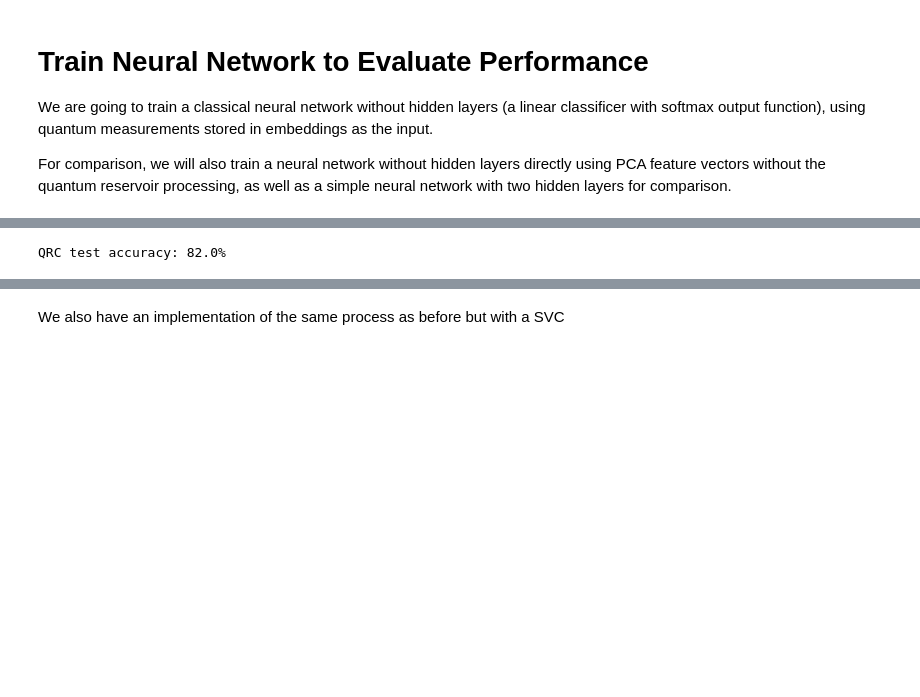
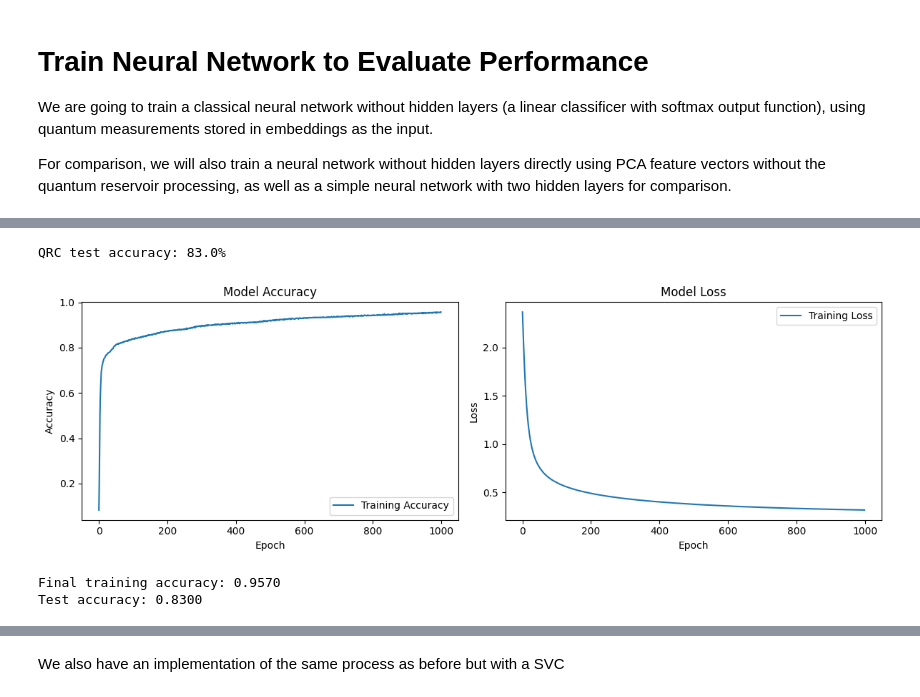
Before and after one commit to NunoMBatista/Neutral-Atom-QGARS, a Jupyter notebook: qrc_mnist_python/QRC_MNIST_python.ipynb, the cells around one changed output, grey strips where cells are left out. Drawn from its saved outputs; the diff is of its cells as text; code cells hidden in the pictures; blank space fills up the shorter version.

Commit message:
added 4-layer QRC embeddings + visualization

```diff
--- a/qrc_mnist_python/QRC_MNIST_python.ipynb
+++ b/qrc_mnist_python/QRC_MNIST_python.ipynb
@@ -197,16 +217,18 @@ For each image, the readouts from the quantum dynamics will be a 288-dimensional
 
 The results are stored in a 1000x288 matrix called train_embeddings
 # %%
-train_embeddings = get_embeddings_emulation(
+train_embeddings = get_embeddings_with_checkpoint(
     xs=xs_train,
     num_examples=num_train_examples,
-    n_shots=1000
+    n_shots=1000,
+    checkpoint_file='quantum_embeddings_train.joblib'
 )
 
-test_embeddings = get_embeddings_emulation(
+test_embeddings = get_embeddings_with_checkpoint(
     xs=xs_test,
     num_examples=num_test_examples,
-    n_shots=1000
+    n_shots=1000,
+    checkpoint_file='quantum_embeddings_test.joblib'
 )
 
 print(train_embeddings.shape)
@@ -337,7 +354,7 @@ print(f"4-Layer NN test accuracy: {100*round(test_acc, 2)}%")
 # 3) Linear classifier on quantum embeddings from the QRC
 # We include regularization and tune epsilon parameter to better control training from QRC embeddings generated on finite number of samples
 
-model = tf.keras.Sequential(
+model_linear = tf.keras.Sequential(
     [
         tf.keras.layers.Dense(
             10,
@@ -346,21 +363,21 @@ model = tf.keras.Sequential(
     ]
 )
 
-model.compile(
+model_linear.compile(
     optimizer=tf.keras.optimizers.Adam(epsilon=0.0002), # Epsilon parameter to better control training
     loss=tf.keras.losses.SparseCategoricalCrossentropy(from_logits=True),
     metrics=['accuracy']
 )
 
-model.fit(
+history_linear = model_linear.fit(
     x=train_embeddings,
     y=train_y[:num_train_examples],
-    epochs=2000,
+    epochs=1000,
     batch_size=100,
     verbose=0
 )
 
-test_loss, test_acc = model.evaluate(
+test_loss, test_acc = model_linear.evaluate(
     x=test_embeddings,
     y=test_y[:num_test_examples],
     verbose=0
@@ -368,4 +385,31 @@ test_loss, test_acc = model.evaluate(
 
 print(f"QRC test accuracy: {100*round(test_acc, 2)}%")
 # %% [output]
-QRC test accuracy: 82.0%
+QRC test accuracy: 83.0%
+# %%
+# Plot training accuracy only
+plt.figure(figsize=(12, 4))
+plt.subplot(1, 2, 1)
+plt.plot(history_linear.history['accuracy'], label='Training Accuracy')
+plt.xlabel('Epoch')
+plt.ylabel('Accuracy')
+plt.title('Model Accuracy')
+plt.legend()
+
+# Plot training loss only
+plt.subplot(1, 2, 2)
+plt.plot(history_linear.history['loss'], label='Training Loss')
+plt.xlabel('Epoch')
+plt.ylabel('Loss')
+plt.title('Model Loss')
+plt.legend()
+plt.tight_layout()
+plt.show()
+
+# Print final metrics (training only)
+print(f"Final training accuracy: {history_linear.history['accuracy'][-1]:.4f}")
+print(f"Test accuracy: {test_acc:.4f}")
+# %% [output]
+[figure, added]
+Final training accuracy: 0.9570
+Test accuracy: 0.8300
```
Also changed, not shown: parts of 8 cells of this notebook, 2 other files.
